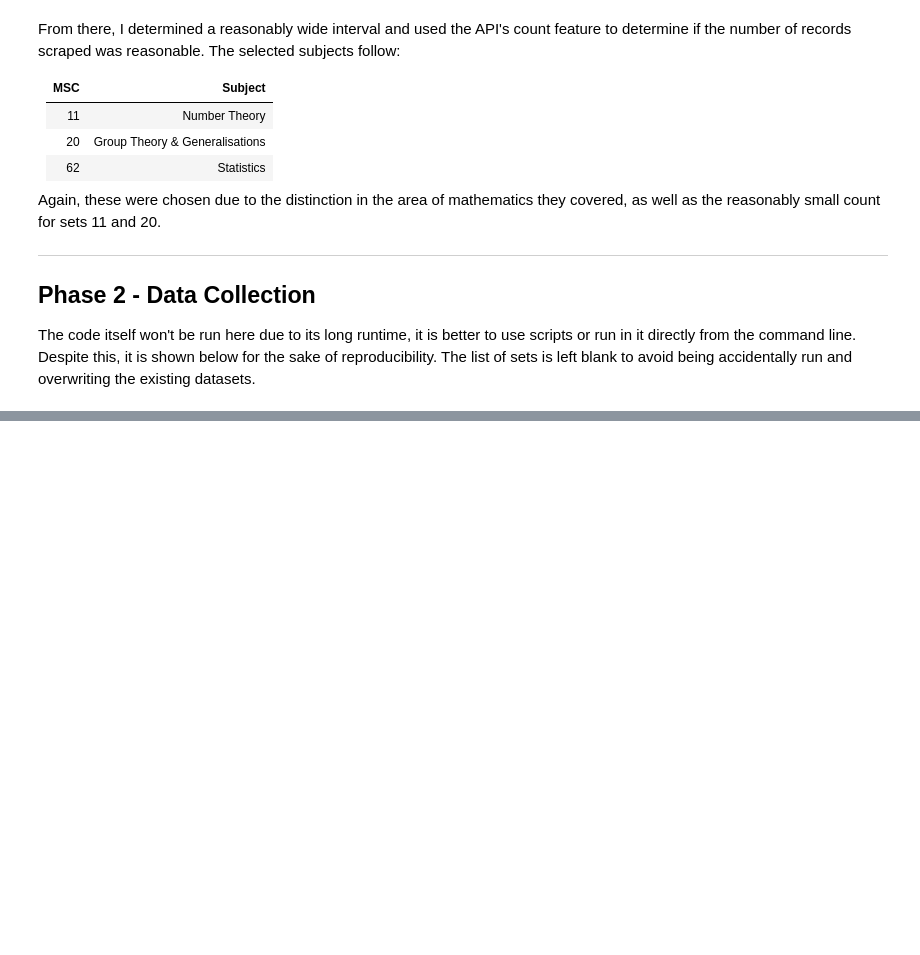
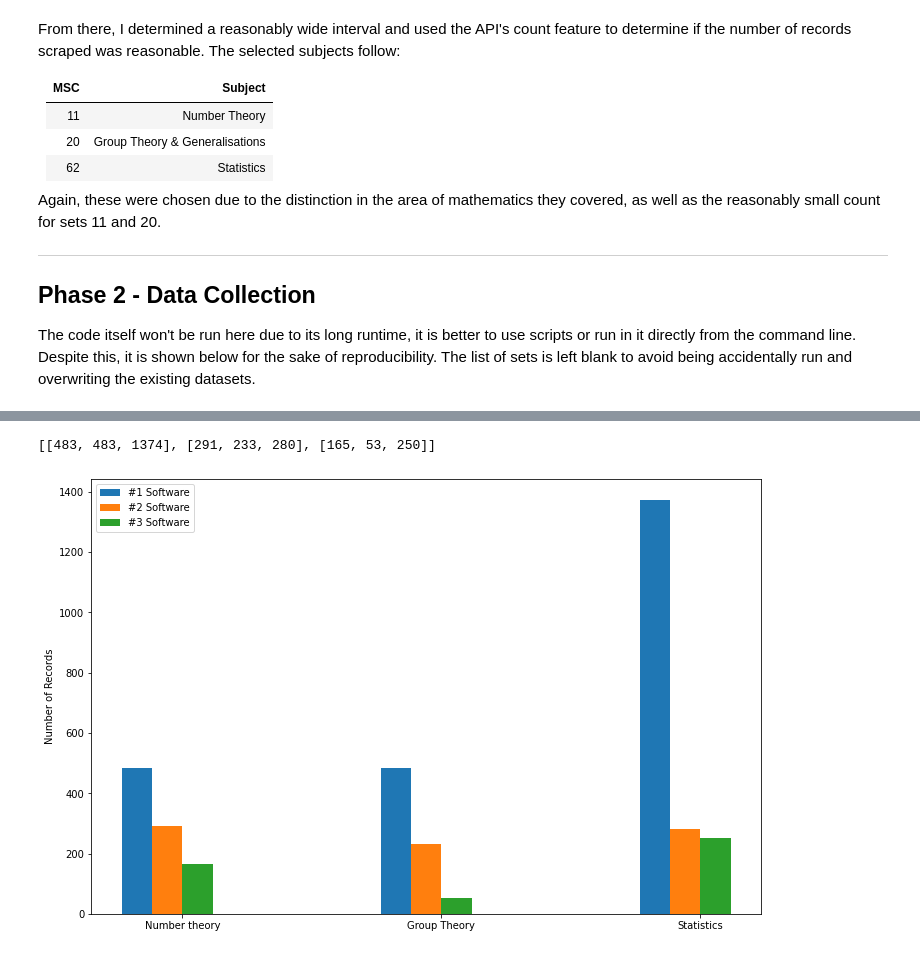
Before and after one commit to OrionPortelli/zbmath-scraper, a Jupyter notebook: scripts/data-collection.ipynb, the cells around one changed output, grey strips where cells are left out. Drawn from its saved outputs; the diff is of its cells as text; code cells hidden in the pictures; blank space fills up the shorter version.

```diff
--- a/scripts/data-collection.ipynb
+++ b/scripts/data-collection.ipynb
@@ -106,0 +180,27 @@ import matplotlib.pyplot as plt
+# %%
+# Get top packages in each subject (ordered by package rank in subject)
+top_packages = [[] for i in range(top)]
+for s in sets:
+    ordered = sorted(soft_counts[s], key=soft_counts[s].get, reverse=True)[:top]
+    for i in range(top):
+        top_packages[i].append(summary_stats[s][ordered[i]])
+
+print(top_packages)
+# %% [output]
+[[483, 483, 1374], [291, 233, 280], [165, 53, 250]]
+# %%
+# Visualise grouped bar of top packages by subject (doesn't quite work)
+x = np.arange(len(subjects))
+
+fig, ax = plt.subplots()
+top1 = ax.bar(x - width/2, top_packages[0], width/3, label='#1 Software')
+top2 = ax.bar(x - width/6, top_packages[1], width/3, label='#2 Software')
+top2 = ax.bar(x + width/6, top_packages[2], width/3, label='#3 Software')
+
+ax.set_ylabel('Number of Records')
+ax.set_xticks(x, subjects)
+ax.legend()
+
+plt.show()
+# %% [output]
+[figure, added]
```
Also changed, not shown: parts of 8 cells of this notebook, 2 other files.
